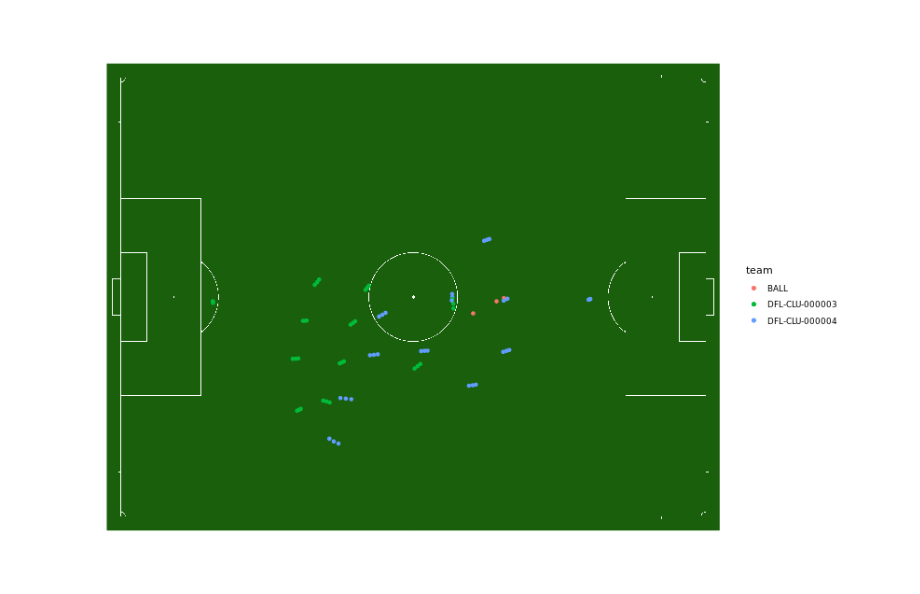
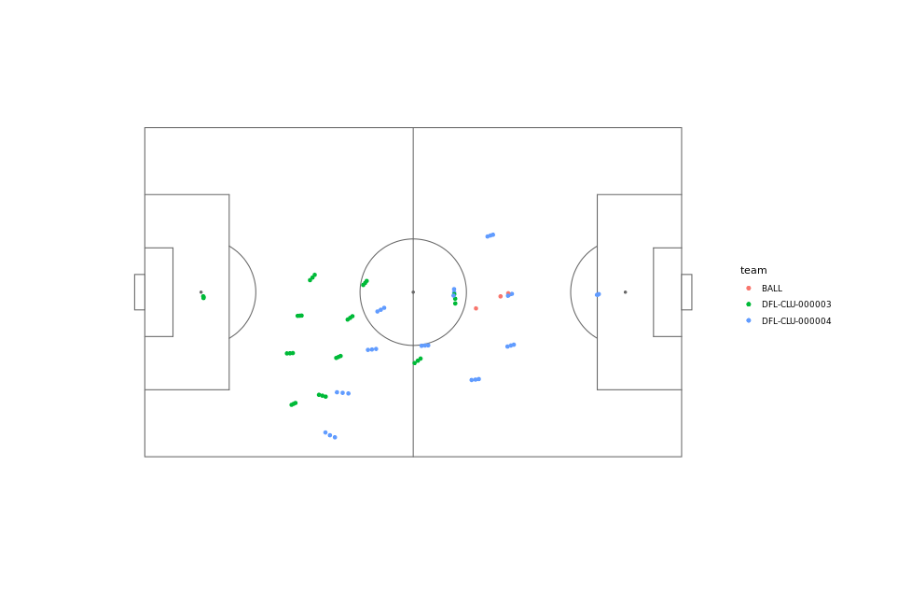
Before and after one commit to saberpowers/soccer-decision-making-r, a Jupyter notebook: scripts/sandbox/etl_r_test.ipynb, the cells around one changed output. Drawn from its saved outputs; the diff is of its cells as text; code cells hidden in the pictures.

Commit message:
implementing pass reception data

```diff
--- a/scripts/sandbox/etl_r_test.ipynb
+++ b/scripts/sandbox/etl_r_test.ipynb
@@ -134,6 +98,20 @@ t_play
 # ℹ Use `print(n = ...)` to see more rows
 # %%
-geom_soccer(league = "EPL") + geom_point(data = t_play, aes(x = x, y = y, col = team)) + geom_point(data = t_play, aes(x = x_m5, y = y_m5, col = team)) + geom_point(data = t_play, aes(x = x_p5, y = y_p5, col = team))
-#rough plot: current position, position 5 frames back, 5 frames forward
+pitch_sportec <- list(
+  length = 105,
+  width = 68,
+  penalty_box_length = 16.5,
+  penalty_box_width = 40.32,
+  six_yard_box_length = 5.5,
+  six_yard_box_width = 18.32,
+  penalty_spot_distance = 11,
+  goal_width = 7.32,
+  origin_x = -52.5,
+  origin_y = -34
+)
+
+pass = t_play |> filter(TYPE == "PASS")
+reception = t_play |> filter(TYPE == "RECEPTION")
+ggplot() + annotate_pitch(dimension = pitch_sportec) + geom_point(data = pass, aes(x = x, y = y, col = team)) + theme_pitch() + geom_point(data = pass, aes(x = x_m5, y = y_m5, col = team)) + geom_point(data = pass, aes(x = x_p5, y = y_p5, col = team))
 # %% [output]
-[figure, old version]
+[figure, new version]
```
Also changed, not shown: parts of 6 cells of this notebook, 2 other files.
